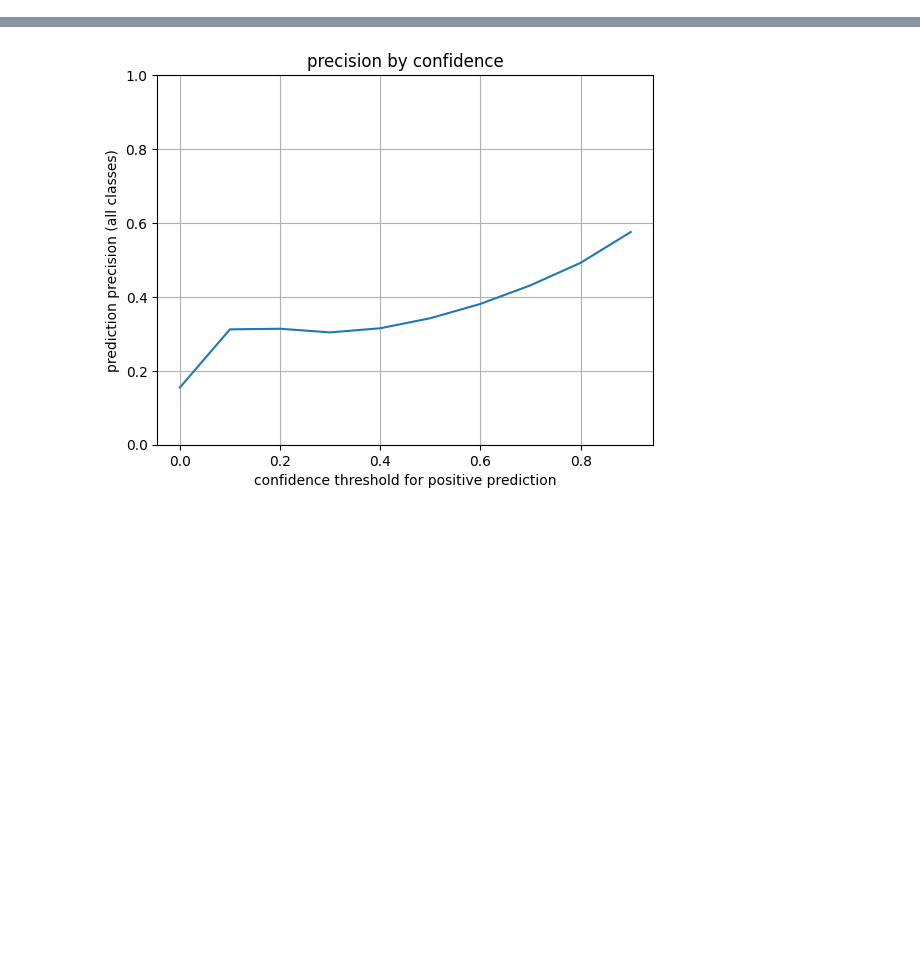
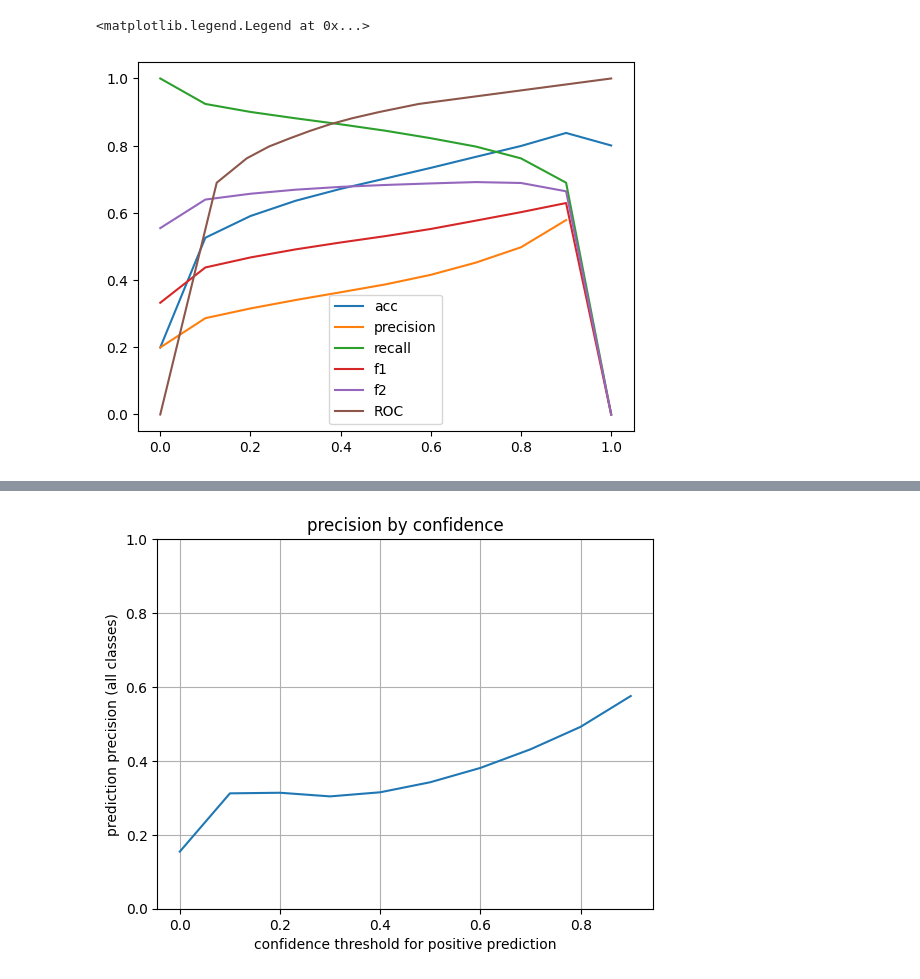
Before and after one commit to CLAIR-LAB-TECHNION/s3e, a Jupyter notebook: prcessed_res.ipynb, the cells around one changed output, grey strips where cells are left out. Saved outputs shown, nothing was run; the diff lists cells and outputs as text; code cells hidden in the pictures; blank space fills up the shorter version.

```diff
--- a/prcessed_res.ipynb
+++ b/prcessed_res.ipynb
@@ -56,4 +59,16 @@ out = batch_metrics_with_confidence(np.array(list(map(lambda x: x['true_state_ar
                                     np.linspace(0, 1, num=11))
+# %%
+import matplotlib.pyplot as plt
+plt.plot(np.linspace(0, 1, num=11), list(map(lambda x: x['acc'], out.values())), label='acc')
+plt.plot(np.linspace(0, 1, num=11), list(map(lambda x: x['precision'], out.values())), label='precision')
+plt.plot(np.linspace(0, 1, num=11), list(map(lambda x: x['recall'], out.values())), label='recall')
+plt.plot(np.linspace(0, 1, num=11), list(map(lambda x: x['f1'], out.values())), label='f1')
+plt.plot(np.linspace(0, 1, num=11), list(map(lambda x: x['f2'], out.values())), label='f2')
+plt.plot(list(map(lambda x: x['fpr'], out.values())) + [0], list(map(lambda x: x['tpr'], out.values())) + [0], label='ROC')
+plt.legend()
+# %% [output]
+<matplotlib.legend.Legend at 0x...>
+[figure, added]
 # %%
 import matplotlib.pyplot as plt
 plt.plot(np.linspace(0, 1, num=11), list(map(lambda x: x['acc'], out.values())), label='acc')
```
Also changed, not shown: parts of 11 cells of this notebook, 8 other files.
